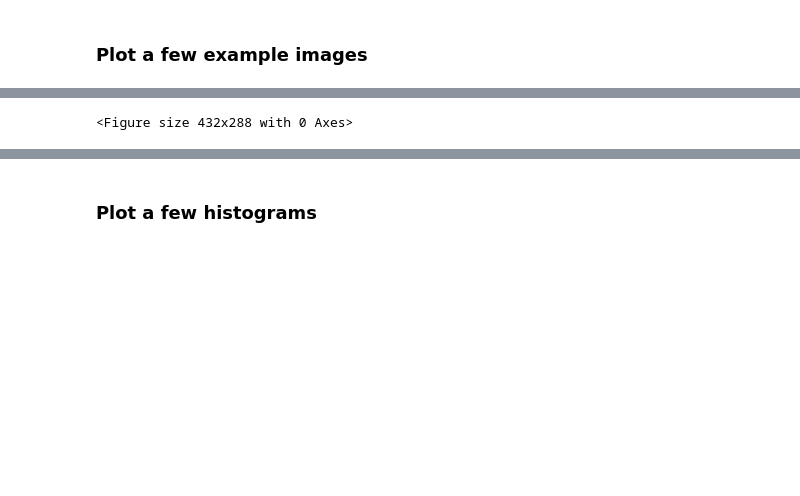
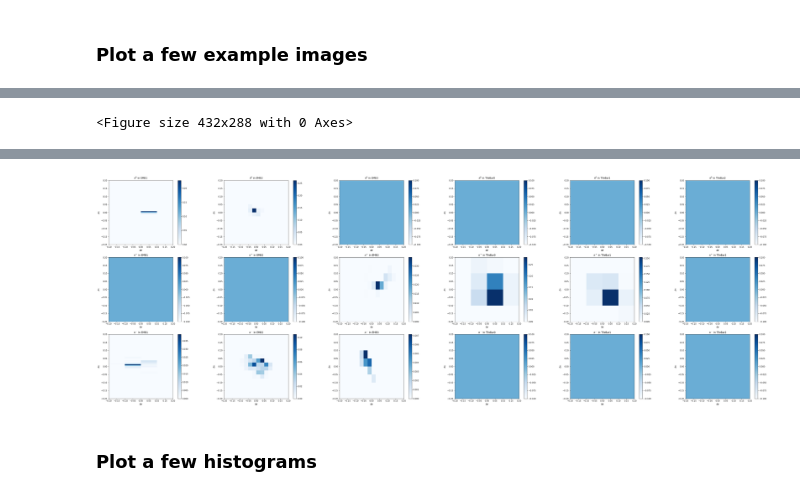
Before and after one commit to russbate42/UBCPionML, a Jupyter notebook: classifier/TopoClusterClassifier.ipynb, the cells around one changed output, grey strips where cells are left out. Cells and saved outputs as stored; diff of their text form; code cells hidden in the pictures; blank space fills up the shorter version.

Commit message:
some more debugging information and plot tweaks

```diff
--- a/classifier/TopoClusterClassifier.ipynb
+++ b/classifier/TopoClusterClassifier.ipynb
@@ -142,18 +142,18 @@ plt.show()
 from matplotlib.colors import Normalize, LogNorm
 
 # specify which cluster to plot
-cluster = 1005
+cluster = 100
 
 # make the plot
 plt.cla(); plt.clf()
-fig = plt.figure(figsize=(10,30))
+fig = plt.figure(figsize=(60,20))
 fig.patch.set_facecolor('white')
 
 i = 1
 for layer in layers:
 
     # pi0
-    plt.subplot(6,3,i)
+    plt.subplot(3,6,i)
     i += 1
     plt.imshow(p0[layer][cluster], extent=[-0.2, 0.2, -0.2, 0.2],
                cmap=plt.get_cmap('Blues'), origin='lower', interpolation='nearest')
@@ -162,8 +162,9 @@ for layer in layers:
     plt.xlabel("$\Delta\phi$")
     plt.ylabel("$\Delta\eta$")
 
+for layer in layers:
     # pi+
-    plt.subplot(6,3,i)
+    plt.subplot(3,6,i)
     i += 1
     plt.imshow(pp[layer][cluster], extent=[-0.2, 0.2, -0.2, 0.2],
                cmap=plt.get_cmap('Blues'), origin='lower', interpolation='nearest')
@@ -172,8 +173,9 @@ for layer in layers:
     plt.xlabel("$\Delta\phi$")
     plt.ylabel("$\Delta\eta$")
 
+for layer in layers:
     # pi-
-    plt.subplot(6,3,i)
+    plt.subplot(3,6,i)
     i += 1
     plt.imshow(pm[layer][cluster], extent=[-0.2, 0.2, -0.2, 0.2],
                cmap=plt.get_cmap('Blues'), origin='lower', interpolation='nearest')
@@ -183,7 +185,7 @@ for layer in layers:
     plt.ylabel("$\Delta\eta$")
 
 # show the plots
+plt.savefig('Plots/plots_pi0_plus_minus.pdf')
 plt.show()
-#plt.savefig('plots_pi0_plus_minus.pdf')
 # %% [output]
 <Figure size 432x288 with 0 Axes>
@@ -191,3 +192,4 @@ plt.show()
+[figure, added]
 # %% [markdown]
 ### Plot a few histograms
 # %%
```
Also changed, not shown: parts of 24 cells of this notebook.
